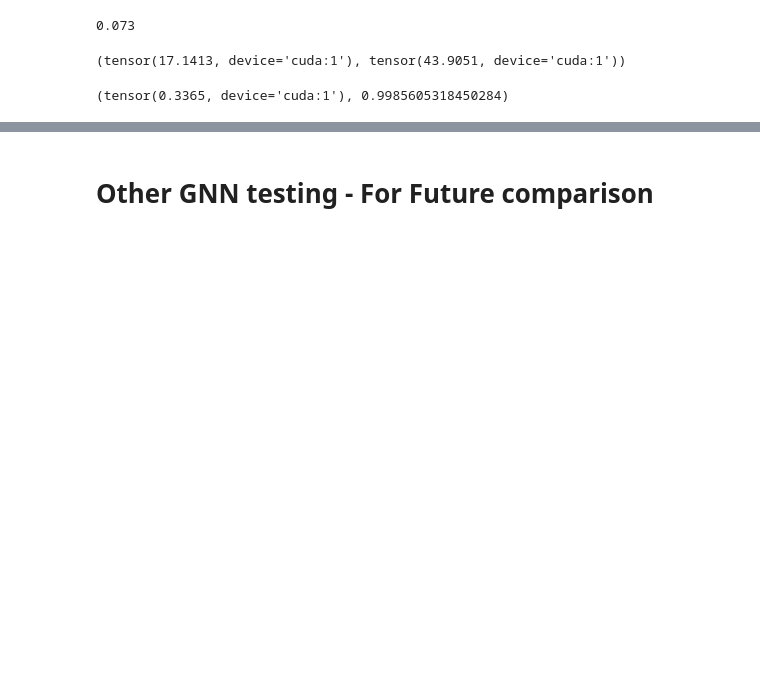
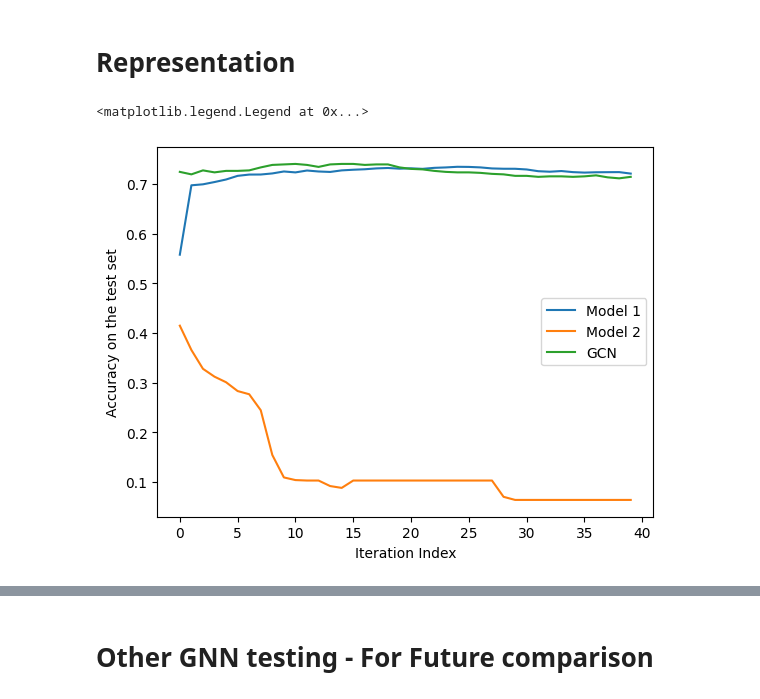
Before and after one commit to vmtenorio/robust_gnn, a Jupyter notebook: RobustGNNTests.ipynb, the cells around one changed output, grey strips where cells are left out. Saved outputs shown, nothing was run; the diff lists cells and outputs as text; code cells hidden in the pictures; blank space fills up the shorter version.

Commit message:
Updated Arch, model and its tests

```diff
--- a/RobustGNNTests.ipynb
+++ b/RobustGNNTests.ipynb
@@ -119,0 +103,8 @@ torch.sqrt(((S_id - torch.Tensor(S).to(device))**2).sum()) / norm_S, torch.sqrt(
+# %%
+lr_gcn = 5e-2
+n_epochs_gcn = n_epochs*n_iters
+# %%
+model = RobustGNNModel1(Sn, n_epochs_gcn, lr_gcn, wd, lr_S, eval_freq, model_params, n_iters, n_iters_S, problem_type="clas")
+model.model = model.model.to(device)
+
+acc_train_gcn, acc_val_gcn, acc_test_gcn, losses_gcn = model.stepH(feat, label, train_mask, val_mask, test_mask, verbose=True)
@@ -120,5 +131,5 @@ torch.sqrt(((S_id - torch.Tensor(S).to(device))**2).sum()) / norm_S, torch.sqrt(
 # %%
-model = Model2(Sn, n_epochs, lr, wd, eval_freq, model_params_m2, n_iters)
+model = RobustGNNModel2(Sn, n_epochs, lr, wd, lr_S, eval_freq, model_params_m2, n_iters, n_iters_S, problem_type="clas")
 model.model = model.model.to(device)
 
-accs_train, accs_test, S_id = model.test_model(Sn, feat, label, lambd, gamma, beta, merge_theta_H=False, train_idx=train_mask, val_idx=val_mask, test_idx=test_mask)
+accs_train_m2, accs_test_m2, S_id_m2, errs_S_m2, change_S_m2 = model.test_model(Sn, feat, label, gamma, lambd, beta, train_idx=train_mask, val_idx=val_mask, test_idx=test_mask, S_true=S, verbose=True)
@@ -125,12 +154,2 @@ accs_train, accs_test, S_id = model.test_model(Sn, feat, label, lambd, gamma, be
-# %%
-accs_test[-1,-1]
-# %% [output]
-0.073
-# %%
-torch.sqrt(((S_id - torch.Tensor(S).to(device))**2).sum()) / norm_S, torch.sqrt(((S_id - Sn)**2).sum()) / norm_S
-# %% [output]
-(tensor(17.1413, device='cuda:1'), tensor(43.9051, device='cuda:1'))
-# %%
-(S_id==0.).sum() / (S_id.shape[0]*S_id.shape[1]), (S==0.).sum() / (S.shape[0]*S.shape[1])
-# %% [output]
-(tensor(0.3365, device='cuda:1'), 0.9985605318450284)
+# %% [markdown]
+# Representation
@@ -136,0 +160,12 @@ torch.sqrt(((S_id - torch.Tensor(S).to(device))**2).sum()) / norm_S, torch.sqrt(
+# %%
+plt.plot(accs_test_m1.mean(1), label="Model 1")
+plt.plot(accs_test_m2.mean(1), label="Model 2")
+plt.plot(accs_test_gcn, label="GCN")
+
+plt.xlabel("Iteration Index")
+plt.ylabel("Accuracy on the test set")
+
+plt.legend()
+# %% [output]
+<matplotlib.legend.Legend at 0x...>
+[figure, added]
```
Also changed, not shown: parts of 21 cells of this notebook, 2 other files.
